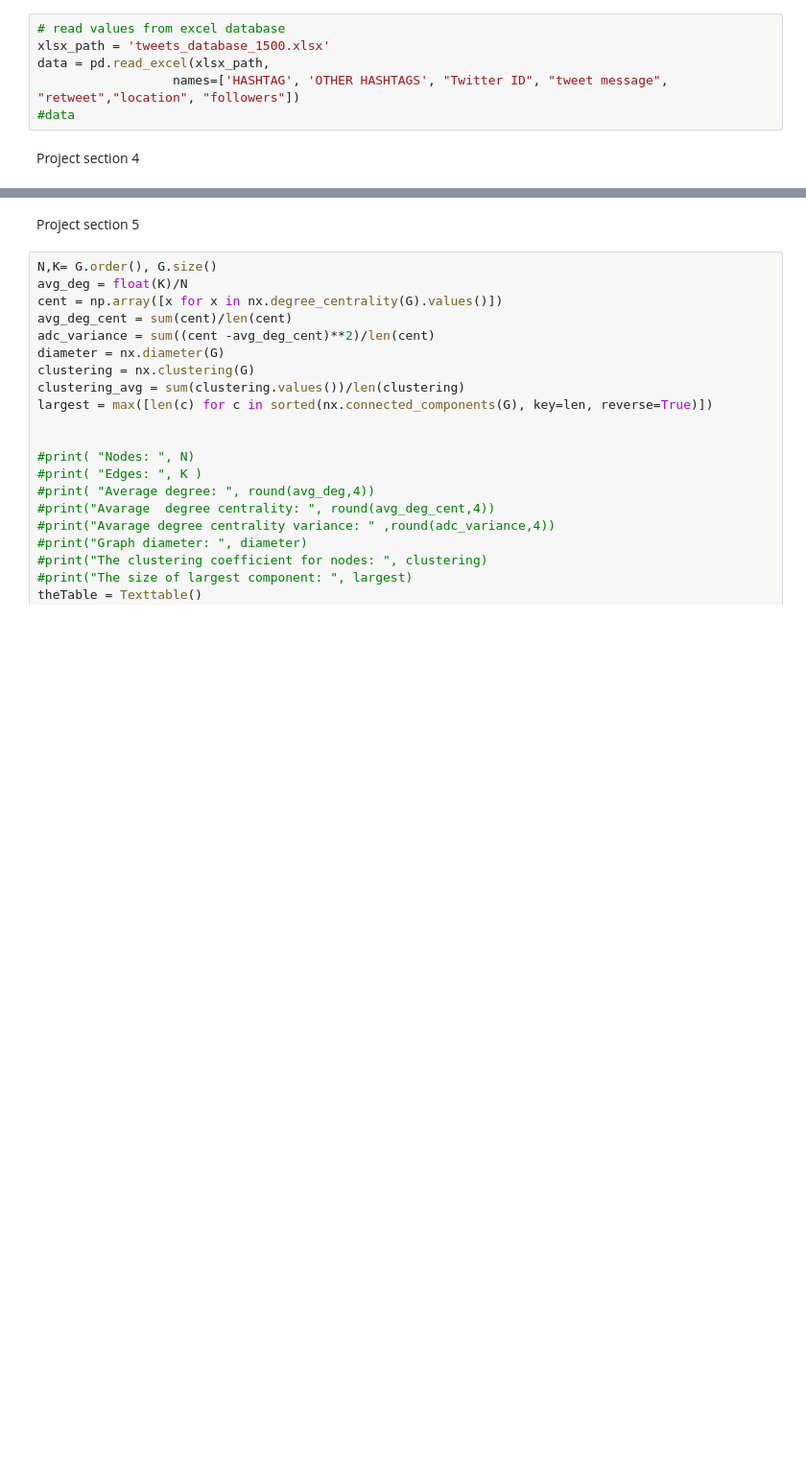
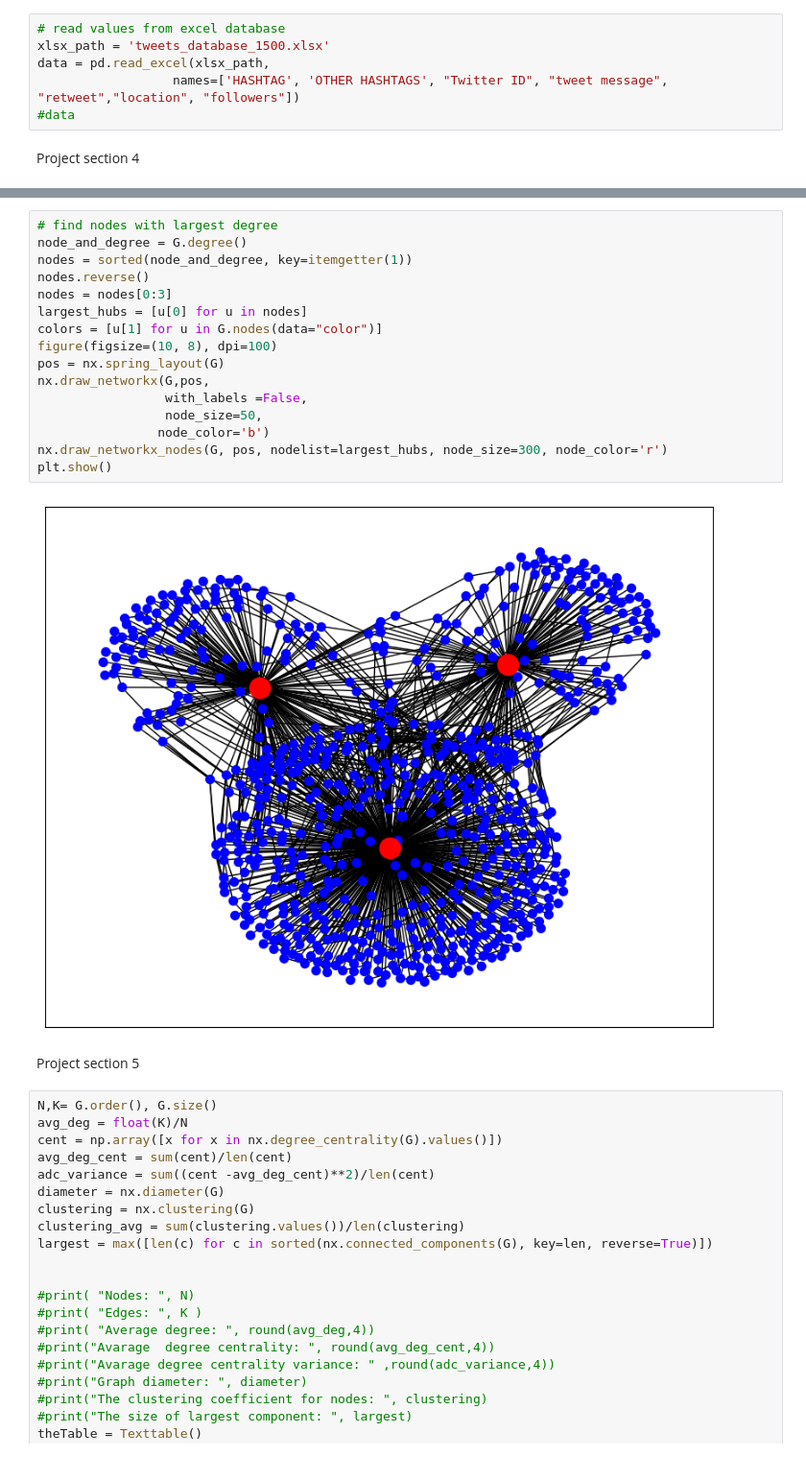
Before and after one commit to pahiz/sna-project, a Jupyter notebook: sosial_graph.ipynb, the cells around one changed output, grey strips where cells are left out. Shown at 96% size. Saved outputs shown, nothing was run; the diff lists cells and outputs as text; blank space fills up the shorter version.

Commit message:
update to graph drawing

```diff
--- a/sosial_graph.ipynb
+++ b/sosial_graph.ipynb
@@ -54,3 +47,21 @@ plt.show()
+# %%
+# find nodes with largest degree
+node_and_degree = G.degree()
+nodes = sorted(node_and_degree, key=itemgetter(1))
+nodes.reverse()
+nodes = nodes[0:3]
+largest_hubs = [u[0] for u in nodes]
+colors = [u[1] for u in G.nodes(data="color")]
+figure(figsize=(10, 8), dpi=100)
+pos = nx.spring_layout(G)
+nx.draw_networkx(G,pos,
+                 with_labels =False,
+                 node_size=50,
+                node_color='b')
+nx.draw_networkx_nodes(G, pos, nodelist=largest_hubs, node_size=300, node_color='r')
+plt.show()
+# %% [output]
+[figure, added]
 # %% [markdown]
 Project section 5
 # %%
```
Also changed, not shown: parts of 8 cells of this notebook, 2 other files.
